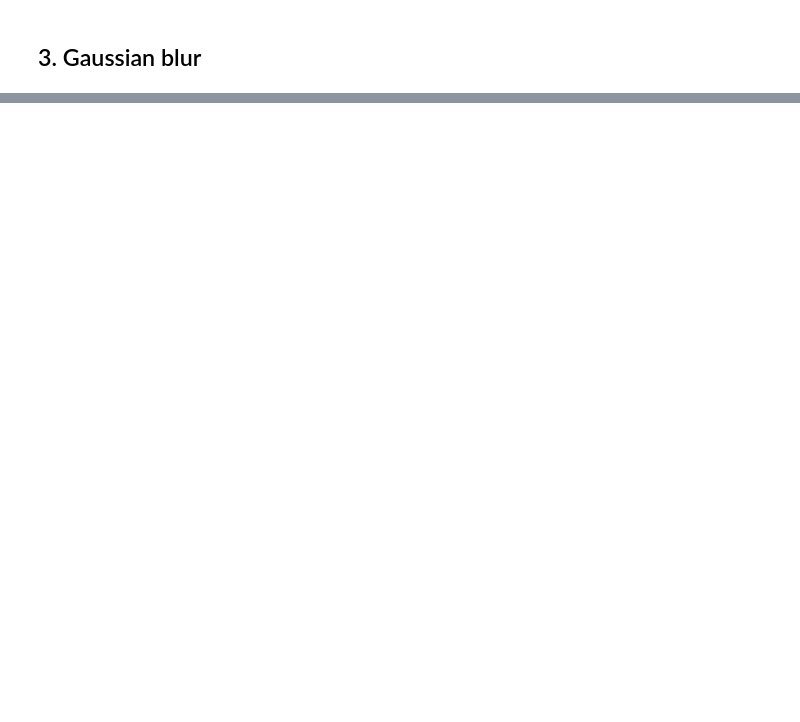
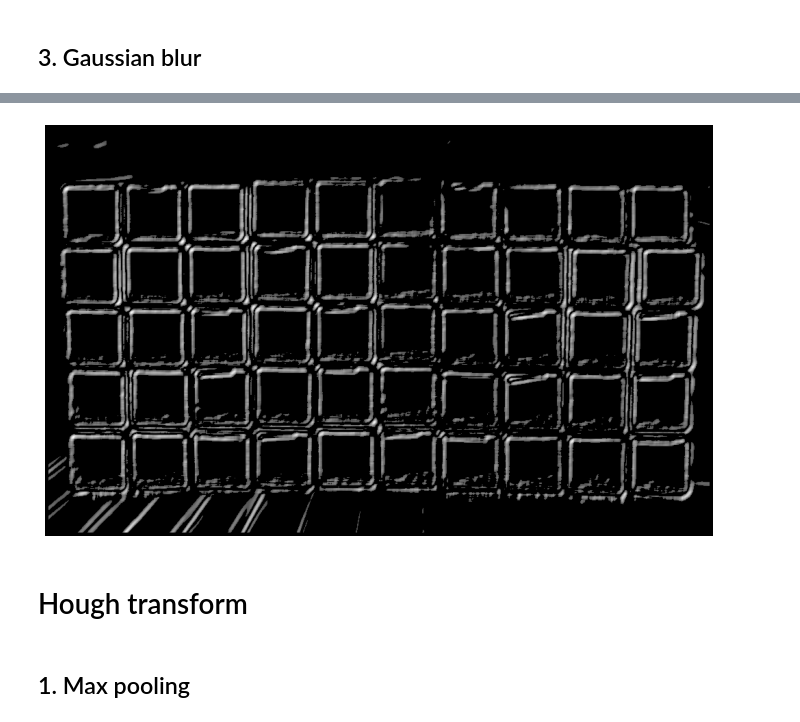
Before and after one commit to MatiXOfficial/pattern-recognition-techniques, a Jupyter notebook: lab2/lab2.ipynb, the cells around one changed output, grey strips where cells are left out. Cells and saved outputs as stored; diff of their text form; code cells hidden in the pictures; blank space fills up the shorter version.

```diff
--- a/lab2/lab2.ipynb
+++ b/lab2/lab2.ipynb
@@ -52,0 +117,12 @@ show_and_save(gray_image, 'grayscale_image')
+# %%
+edges = np.zeros(shape=grad_length.shape)
+edges[5:-5, 5:-5] = grad_length[5:-5, 5:-5]
+edges /= np.max(edges)
+edges = tf.keras.activations.relu(edges, threshold=0.3)
+show_and_save(edges, 'fixed_edges_after_relu')
+# %% [output]
+[figure, added]
+# %% [markdown]
+# Hough transform
+# %% [markdown]
+## 1. Max pooling
```
Also changed, not shown: parts of 28 cells of this notebook, 44 other files.
